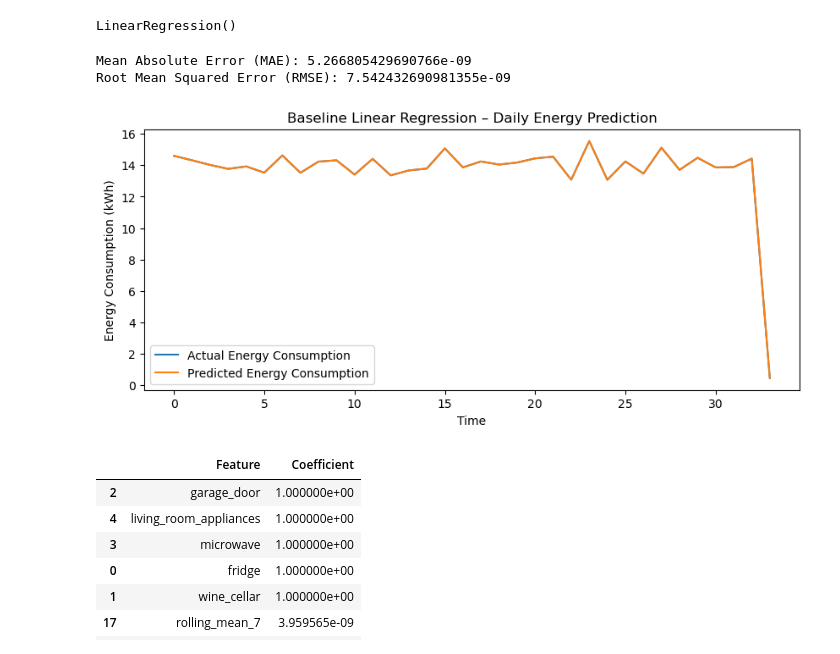
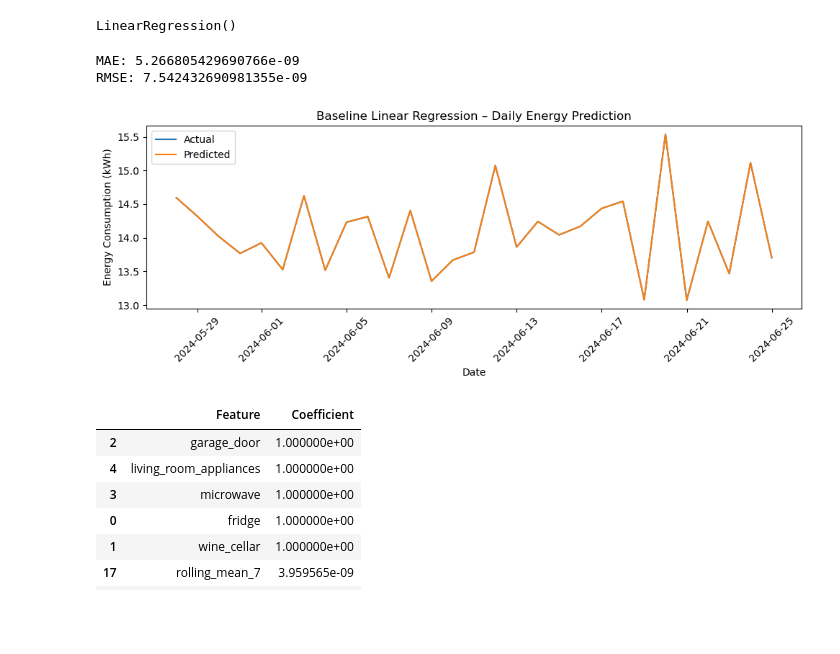
Before and after one commit to NasirAhammed810/Smart-Energy-Consumption-Analysis, a Jupyter notebook: Smart_Energy_Analysis.ipynb, the cells around one changed output. Saved outputs shown, nothing was run; the diff lists cells and outputs as text; code cells hidden in the pictures; blank space fills up the shorter version.

```diff
--- a/Smart_Energy_Analysis.ipynb
+++ b/Smart_Energy_Analysis.ipynb
@@ -342,30 +337,46 @@ LinearRegression()
 y_pred = lr_model.predict(X_test)
 # %%
+# Step 6: Evaluate model performance
 from sklearn.metrics import mean_absolute_error, mean_squared_error
 import numpy as np
 
-# Evaluation metrics
 mae = mean_absolute_error(y_test, y_pred)
 rmse = np.sqrt(mean_squared_error(y_test, y_pred))
 
-print("Mean Absolute Error (MAE):", mae)
-print("Root Mean Squared Error (RMSE):", rmse)
+print("MAE:", mae)
+print("RMSE:", rmse)
 # %% [output]
-Mean Absolute Error (MAE): 5.266805429690766e-09
-Root Mean Squared Error (RMSE): 7.542432690981355e-09
+MAE: 5.266805429690766e-09
+RMSE: 7.542432690981355e-09
 # %%
+# Step 7: Plot actual vs predicted energy consumption (time-based, PDF compliant)
+
 import matplotlib.pyplot as plt
+import pandas as pd
 
-plt.figure(figsize=(10,4))
-plt.plot(y_test.values, label="Actual Energy Consumption")
-plt.plot(y_pred, label="Predicted Energy Consumption")
+# Define cutoff date
+cutoff_date = pd.to_datetime("2024-06-25")
+
+# Filter test data till cutoff date
+y_test_cut = y_test[y_test.index <= cutoff_date]
+
+# Align predictions with filtered test data
+y_pred_cut = y_pred[:len(y_test_cut)]
+
+# Plot using DATE index (correct as per Module 4)
+plt.figure(figsize=(10, 4))
+plt.plot(y_test_cut.index, y_test_cut.values, label="Actual")
+plt.plot(y_test_cut.index, y_pred_cut, label="Predicted")
+
 plt.title("Baseline Linear Regression – Daily Energy Prediction")
-plt.xlabel("Time")
+plt.xlabel("Date")
 plt.ylabel("Energy Consumption (kWh)")
 plt.legend()
+plt.xticks(rotation=45)
+plt.tight_layout()
 plt.show()
 # %% [output]
-[figure, old version]
+[figure, new version]
 # %%
 feature_importance = pd.DataFrame({
     'Feature': X.columns,
```
Also changed, not shown: parts of 5 cells of this notebook.
